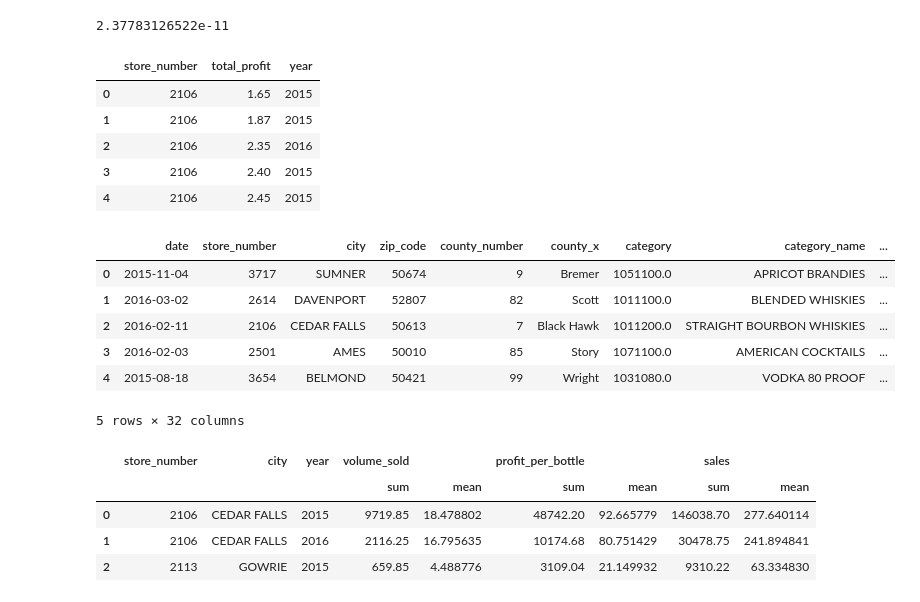
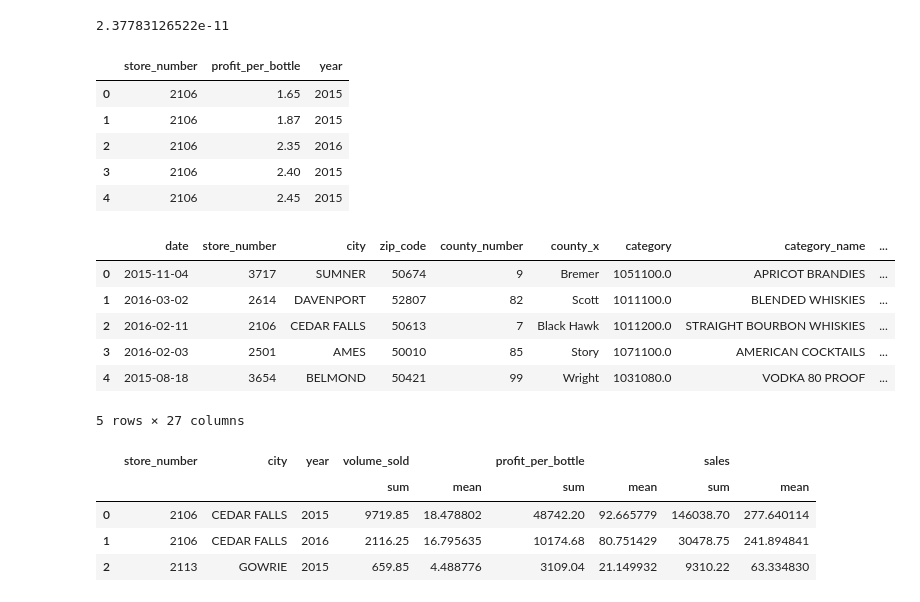
Before and after one commit to spockl/GA-DSI, a Jupyter notebook: projects/projects-weekly/Pocklington_Project-03.ipynb, the cells around one changed output. Saved outputs shown, nothing was run; the diff lists cells and outputs as text; code cells hidden in the pictures.

```diff
--- a/projects/projects-weekly/Pocklington_Project-03.ipynb
+++ b/projects/projects-weekly/Pocklington_Project-03.ipynb
@@ -301,12 +303,12 @@ Iowa.drop('sales_check', axis=1, inplace=True)
 2.37783126522e-11
 # %%
 # Create Pivot Table of store profit. Not what I am looking for but it gave me ideas
-store_profit = pd.pivot_table(Iowa, values=['city'], index=['store_number', 'total_profit', 'year'], aggfunc=np.sum)
+store_profit = pd.pivot_table(Iowa, values=['city'], index=['store_number', 'profit_per_bottle', 'year'], aggfunc=np.sum)
 store_profit.reset_index(inplace=True)
 store_profit.drop('city', axis=1, inplace=True)
 store_profit.head()
 # %% [output]
-|  | store_number | total_profit | year |
+|  | store_number | profit_per_bottle | year |
 | 0 | 2106 | 1.65 | 2015 |
 | 1 | 2106 | 1.87 | 2015 |
 | 2 | 2106 | 2.35 | 2016 |
@@ -317,6 +319,7 @@ store_profit.head()
 Iowa["profit_per_bottle"] = (Iowa["state_bottle_retail"] - Iowa["state_bottle_cost"]) * Iowa["bottles_sold"]
 Iowa['rev_per_ml'] = Iowa['sales'] / Iowa['volume_sold']
 Iowa['price_per_ml'] = Iowa['state_bottle_retail'] / Iowa['volume_sold']
+Iowa['profit_per_ml'] = Iowa['profit_per_bottle'] / Iowa['volume_sold']
 Iowa['profit_%per_ml'] = Iowa['profit_per_ml'] / Iowa['rev_per_ml']
 Iowa.head()
 # %% [output]
@@ -326,7 +329,7 @@ Iowa.head()
 | 2 | 2016-02-11 | 2106 | CEDAR FALLS | 50613 | 7 | Black Hawk | 1011200.0 | STRAIGHT BOURBON WHISKIES | ... |
 | 3 | 2016-02-03 | 2501 | AMES | 50010 | 85 | Story | 1071100.0 | AMERICAN COCKTAILS | ... |
 | 4 | 2015-08-18 | 3654 | BELMOND | 50421 | 99 | Wright | 1031080.0 | VODKA 80 PROOF | ... |
-5 rows × 32 columns
+5 rows × 27 columns
 # %%
 #Compute sales per store sum and mean
 city_sales = Iowa.groupby(by=['store_number', 'city', 'year'], as_index=False)
```
Also changed, not shown: parts of 14 cells of this notebook.
